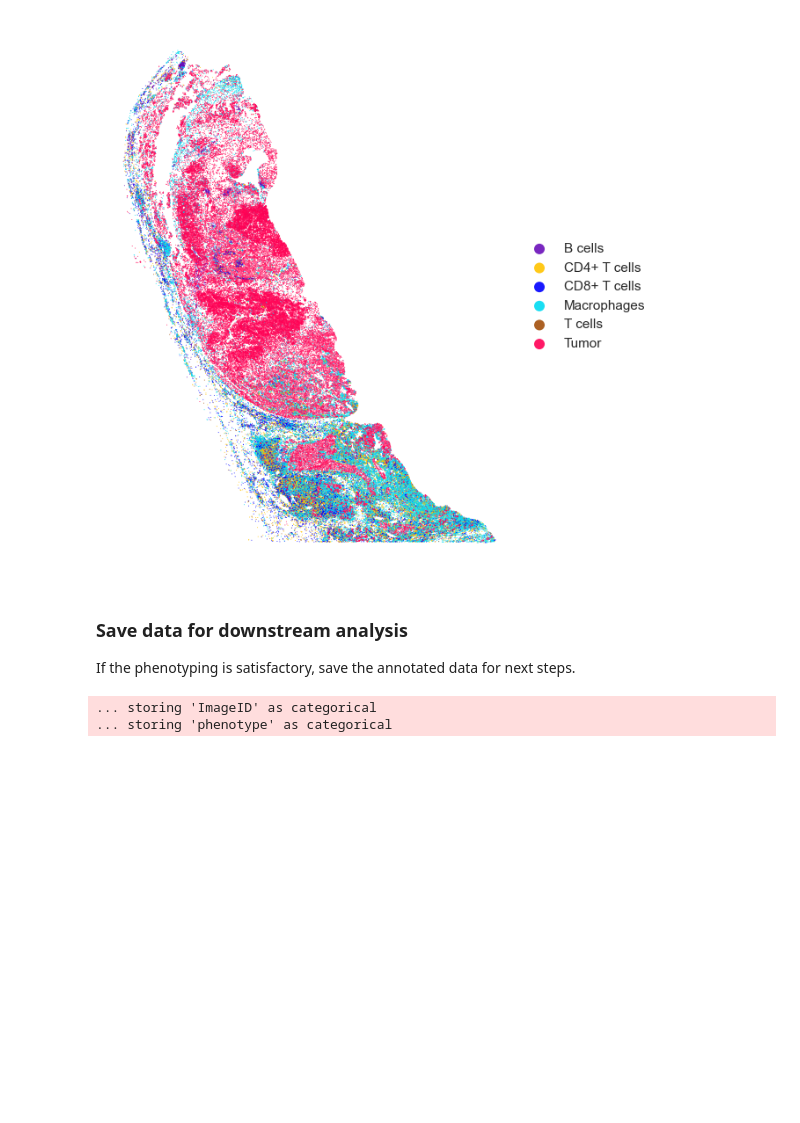
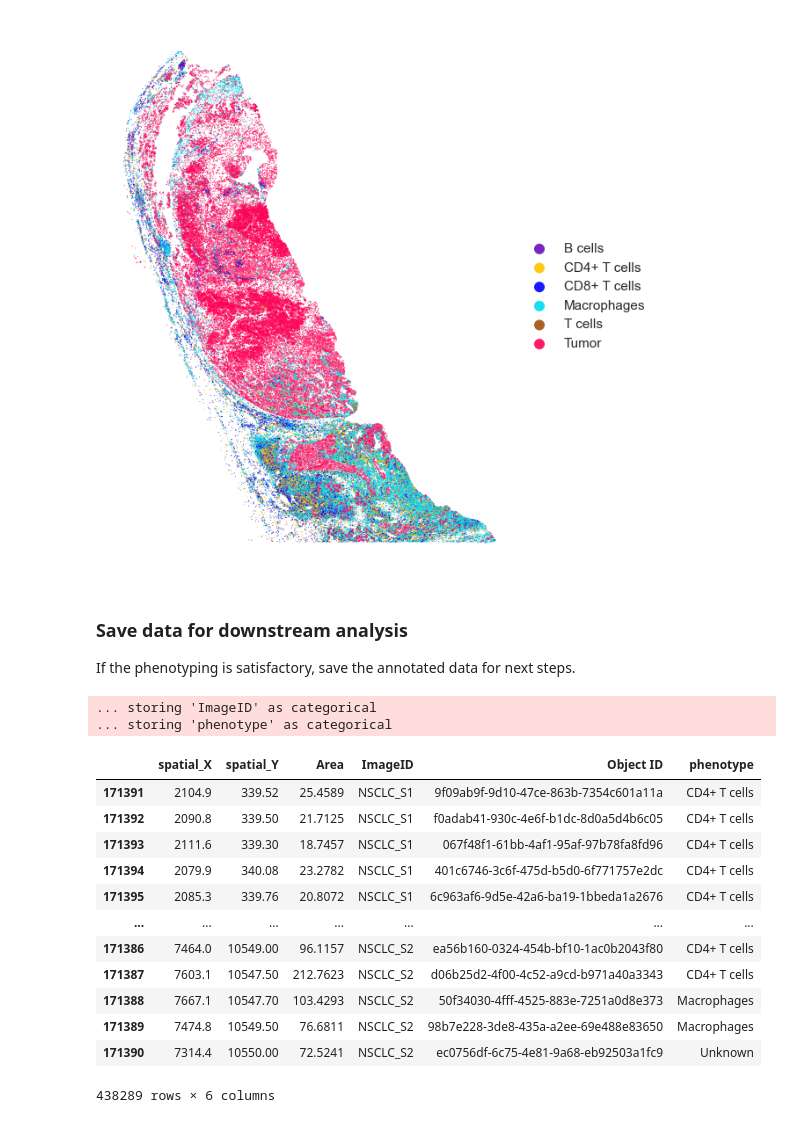
Before and after one commit to adyprat/akoya_webinar_0622, a Jupyter notebook: notebooks/Step3-Phenotyping.ipynb, the cells around one changed output. Drawn from its saved outputs; the diff is of its cells as text; code cells hidden in the pictures; blank space fills up the shorter version.

```diff
--- a/notebooks/Step3-Phenotyping.ipynb
+++ b/notebooks/Step3-Phenotyping.ipynb
@@ -185,0 +188,16 @@ newAD.write_h5ad('data/adata_phenotypes.h5ad')
+# %%
+newAD.obs
+# %% [output]
+|  | spatial_X | spatial_Y | Area | ImageID | Object ID | phenotype |
+| 171391 | 2104.9 | 339.52 | 25.4589 | NSCLC_S1 | 9f09ab9f-9d10-47ce-863b-7354c601a11a | CD4+ T cells |
+| 171392 | 2090.8 | 339.50 | 21.7125 | NSCLC_S1 | f0adab41-930c-4e6f-b1dc-8d0a5d4b6c05 | CD4+ T cells |
+| 171393 | 2111.6 | 339.30 | 18.7457 | NSCLC_S1 | 067f48f1-61bb-4af1-95af-97b78fa8fd96 | CD4+ T cells |
+| 171394 | 2079.9 | 340.08 | 23.2782 | NSCLC_S1 | 401c6746-3c6f-475d-b5d0-6f771757e2dc | CD4+ T cells |
+| 171395 | 2085.3 | 339.76 | 20.8072 | NSCLC_S1 | 6c963af6-9d5e-42a6-ba19-1bbeda1a2676 | CD4+ T cells |
+| ... | ... | ... | ... | ... | ... | ... |
+| 171386 | 7464.0 | 10549.00 | 96.1157 | NSCLC_S2 | ea56b160-0324-454b-bf10-1ac0b2043f80 | CD4+ T cells |
+| 171387 | 7603.1 | 10547.50 | 212.7623 | NSCLC_S2 | d06b25d2-4f00-4c52-a9cd-b971a40a3343 | CD4+ T cells |
+| 171388 | 7667.1 | 10547.70 | 103.4293 | NSCLC_S2 | 50f34030-4fff-4525-883e-7251a0d8e373 | Macrophages |
+| 171389 | 7474.8 | 10549.50 | 76.6811 | NSCLC_S2 | 98b7e228-3de8-435a-a2ee-69e488e83650 | Macrophages |
+| 171390 | 7314.4 | 10550.00 | 72.5241 | NSCLC_S2 | ec0756df-6c75-4e81-9a68-eb92503a1fc9 | Unknown |
+438289 rows × 6 columns
```
Also changed, not shown: parts of 2 cells of this notebook, 1 other file.
